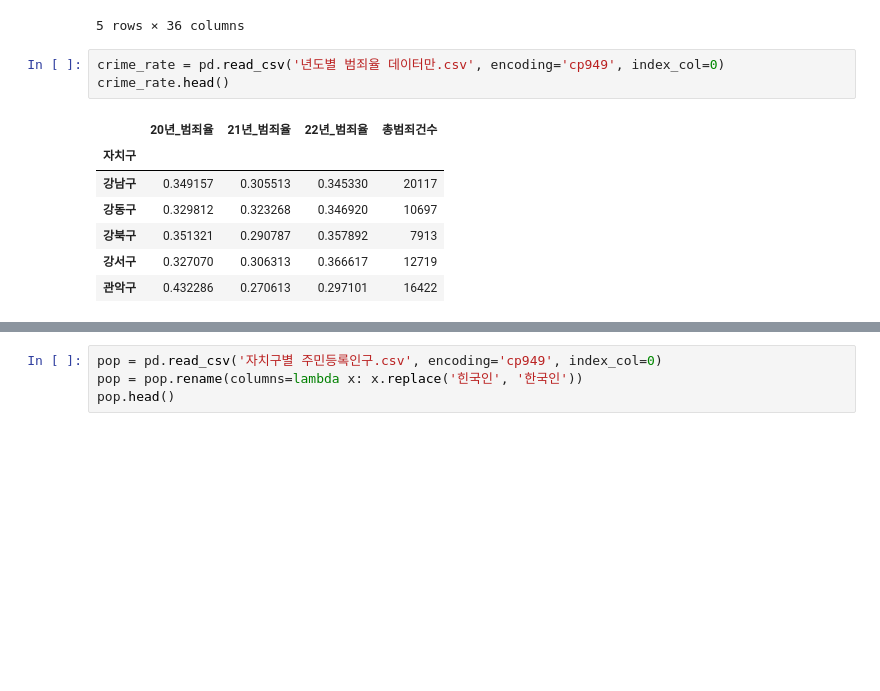
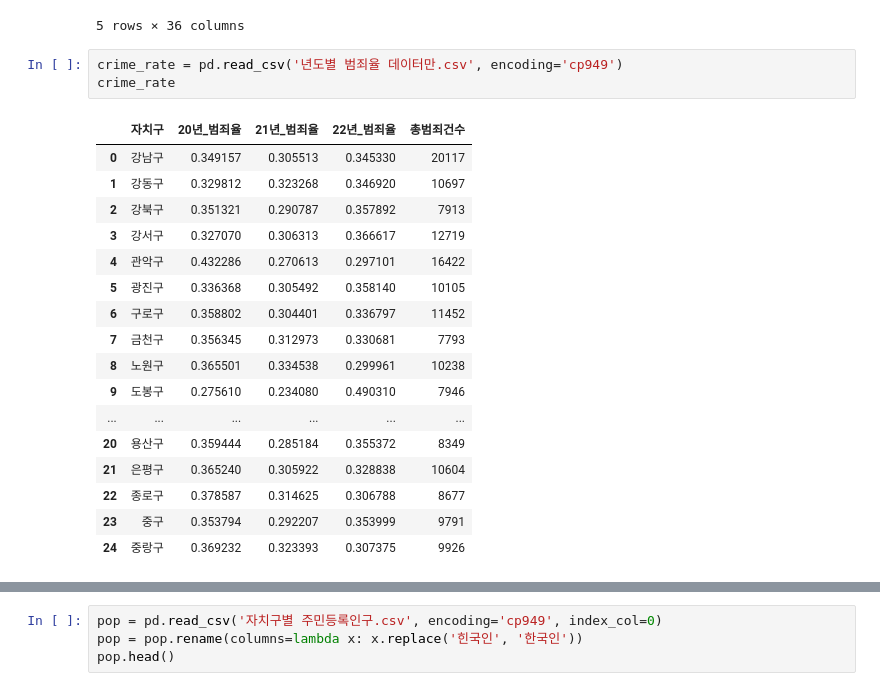
Before and after one commit to BanSugyeong/Crime-Alert-Service, a Jupyter notebook: machine learning/analyze/feature_scaling.ipynb, the cells around one changed output, grey strips where cells are left out. Saved outputs shown, nothing was run; the diff lists cells and outputs as text; blank space fills up the shorter version.

```diff
--- a/machine learning/analyze/feature_scaling.ipynb
+++ b/machine learning/analyze/feature_scaling.ipynb
@@ -38,13 +38,23 @@ crime.head()
 | 관악구 | 466 | 304 | 378 | 365 | 287 | 284 | 396 | 331 | ... |
 5 rows × 36 columns
 # %%
-crime_rate = pd.read_csv('년도별 범죄율 데이터만.csv', encoding='cp949', index_col=0)
-crime_rate.head()
+crime_rate = pd.read_csv('년도별 범죄율 데이터만.csv', encoding='cp949')
+crime_rate
 # %% [output]
-|  | 20년_범죄율 | 21년_범죄율 | 22년_범죄율 | 총범죄건수 |
-| 자치구 |  |  |  |  |
-| 강남구 | 0.349157 | 0.305513 | 0.345330 | 20117 |
-| 강동구 | 0.329812 | 0.323268 | 0.346920 | 10697 |
-| 강북구 | 0.351321 | 0.290787 | 0.357892 | 7913 |
-| 강서구 | 0.327070 | 0.306313 | 0.366617 | 12719 |
-| 관악구 | 0.432286 | 0.270613 | 0.297101 | 16422 |
+|  | 자치구 | 20년_범죄율 | 21년_범죄율 | 22년_범죄율 | 총범죄건수 |
+| 0 | 강남구 | 0.349157 | 0.305513 | 0.345330 | 20117 |
+| 1 | 강동구 | 0.329812 | 0.323268 | 0.346920 | 10697 |
+| 2 | 강북구 | 0.351321 | 0.290787 | 0.357892 | 7913 |
+| 3 | 강서구 | 0.327070 | 0.306313 | 0.366617 | 12719 |
+| 4 | 관악구 | 0.432286 | 0.270613 | 0.297101 | 16422 |
+| 5 | 광진구 | 0.336368 | 0.305492 | 0.358140 | 10105 |
+| 6 | 구로구 | 0.358802 | 0.304401 | 0.336797 | 11452 |
+| 7 | 금천구 | 0.356345 | 0.312973 | 0.330681 | 7793 |
+| 8 | 노원구 | 0.365501 | 0.334538 | 0.299961 | 10238 |
+| 9 | 도봉구 | 0.275610 | 0.234080 | 0.490310 | 7946 |
+| ... | ... | ... | ... | ... | ... |
+| 20 | 용산구 | 0.359444 | 0.285184 | 0.355372 | 8349 |
+| 21 | 은평구 | 0.365240 | 0.305922 | 0.328838 | 10604 |
+| 22 | 종로구 | 0.378587 | 0.314625 | 0.306788 | 8677 |
+| 23 | 중구 | 0.353794 | 0.292207 | 0.353999 | 9791 |
+| 24 | 중랑구 | 0.369232 | 0.323393 | 0.307375 | 9926 |
```
Also changed, not shown: parts of 2 cells of this notebook, 16 other files.
